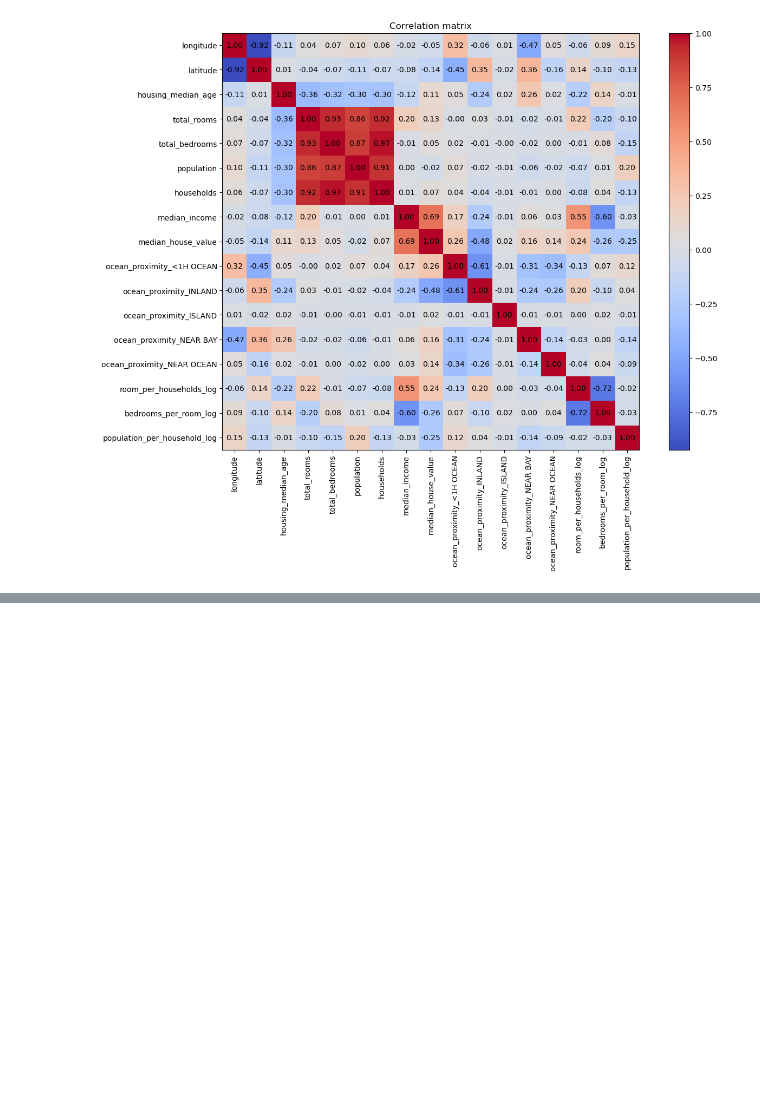
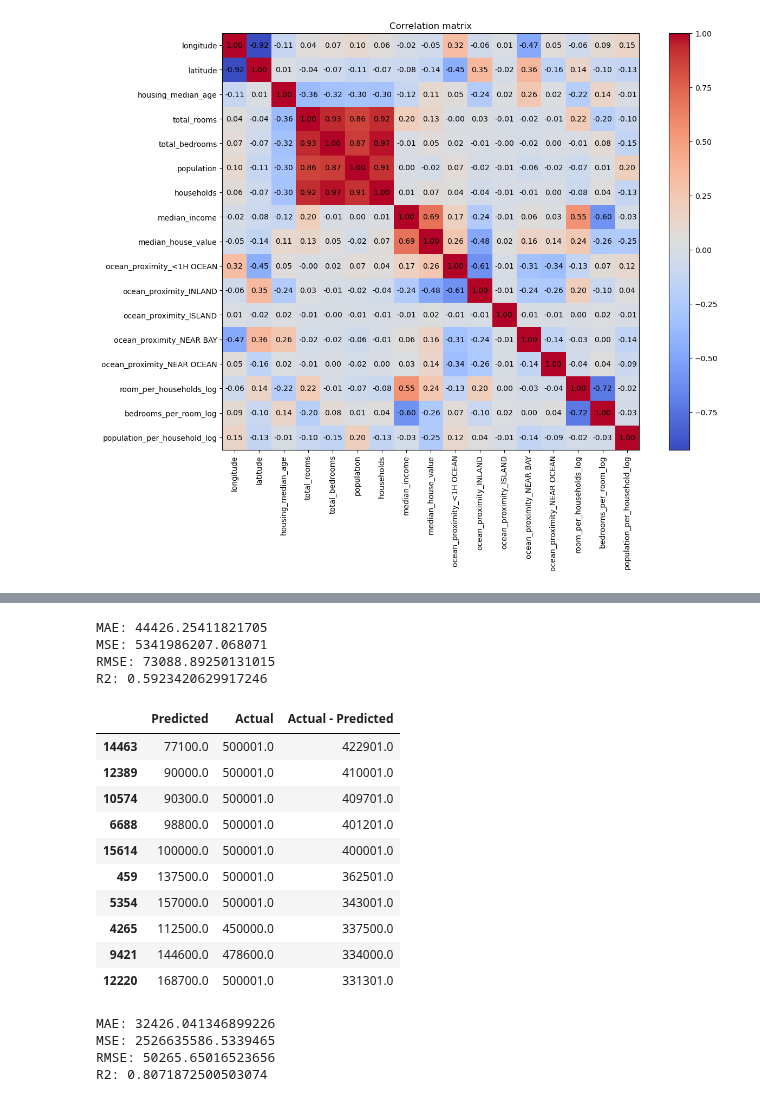
Before and after one commit to zoran-jakovljevic/house_price_prediction_ML, a Jupyter notebook: house_price_prediction.ipynb, the cells around one changed output, grey strips where cells are left out. Cells and saved outputs as stored; diff of their text form; code cells hidden in the pictures; blank space fills up the shorter version.

```diff
--- a/house_price_prediction.ipynb
+++ b/house_price_prediction.ipynb
@@ -368,0 +372,6 @@ X_train, X_test, y_train, y_test = train_test_split(X, y, test_size=0.2, random_
+# %%
+X_train_scaled = scaler.fit_transform(X_train)
+X_test_scaled = scaler.transform(X_test)
+# %%
+model.fit(X_train_scaled, y_train)
+y_pred = model.predict(X_test_scaled)
@@ -368,0 +417,46 @@ X_train, X_test, y_train, y_test = train_test_split(X, y, test_size=0.2, random_
+# %%
+from sklearn.tree import DecisionTreeRegressor
+tree_model = DecisionTreeRegressor(random_state=42)
+# %%
+tree_model.fit(X_train, y_train)
+y_pred_tree = tree_model.predict(X_test)
+# %%
+mae_tree = mean_absolute_error(y_test, y_pred_tree)
+mse_tree = mean_squared_error(y_test, y_pred_tree)
+rmse_tree = mse_tree ** 0.5
+r2_tree = r2_score(y_test, y_pred_tree)
+
+print(f"MAE: {mae_tree}")
+print(f"MSE: {mse_tree}")
+print(f"RMSE: {rmse_tree}")
+print(f"R2: {r2_tree}")
+# %% [output]
+MAE: 44426.25411821705
+MSE: 5341986207.068071
+RMSE: 73088.89250131015
+R2: 0.5923420629917246
+# %%
+results_tree = pd.DataFrame(
+    {
+        "Predicted": y_pred_tree,
+        "Actual": y_test
+    }
+)
+
+results_tree["Actual - Predicted"] = results_tree["Actual"] - results_tree["Predicted"]
+
+results_tree["Predicted"] = results_tree["Predicted"].astype(float).round(2)
+
+results_tree.sort_values(by="Actual - Predicted", ascending=False).head(10)
+# %% [output]
+|  | Predicted | Actual | Actual - Predicted |
+| 14463 | 77100.0 | 500001.0 | 422901.0 |
+| 12389 | 90000.0 | 500001.0 | 410001.0 |
+| 10574 | 90300.0 | 500001.0 | 409701.0 |
+| 6688 | 98800.0 | 500001.0 | 401201.0 |
+| 15614 | 100000.0 | 500001.0 | 400001.0 |
+| 459 | 137500.0 | 500001.0 | 362501.0 |
+| 5354 | 157000.0 | 500001.0 | 343001.0 |
+| 4265 | 112500.0 | 450000.0 | 337500.0 |
+| 9421 | 144600.0 | 478600.0 | 334000.0 |
+| 12220 | 168700.0 | 500001.0 | 331301.0 |
@@ -368,0 +469,15 @@ X_train, X_test, y_train, y_test = train_test_split(X, y, test_size=0.2, random_
+# %%
+mae_rf = mean_absolute_error(y_test, y_pred_rf)
+mse_rf = mean_squared_error(y_test, y_pred_rf)
+rmse_rf = mse_rf ** 0.5
+r2_rf = r2_score(y_test, y_pred_rf)
+
+print(f"MAE: {mae_rf}")
+print(f"MSE: {mse_rf}")
+print(f"RMSE: {rmse_rf}")
+print(f"R2: {r2_rf}")
+# %% [output]
+MAE: 32426.041346899226
+MSE: 2526635586.5339465
+RMSE: 50265.65016523656
+R2: 0.8071872500503074
```
Also changed, not shown: parts of 11 cells of this notebook.
